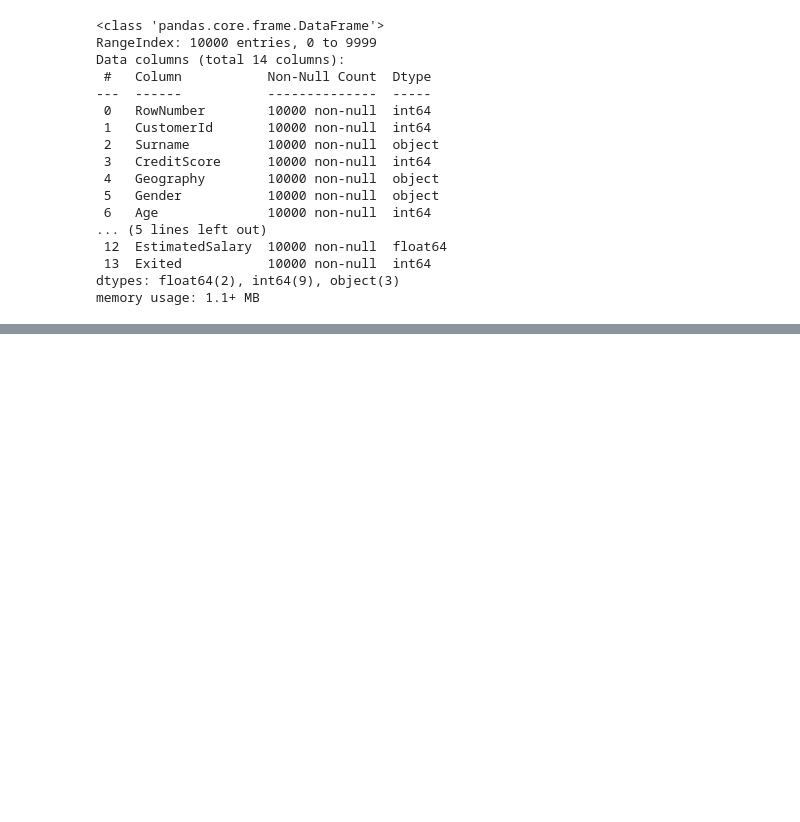
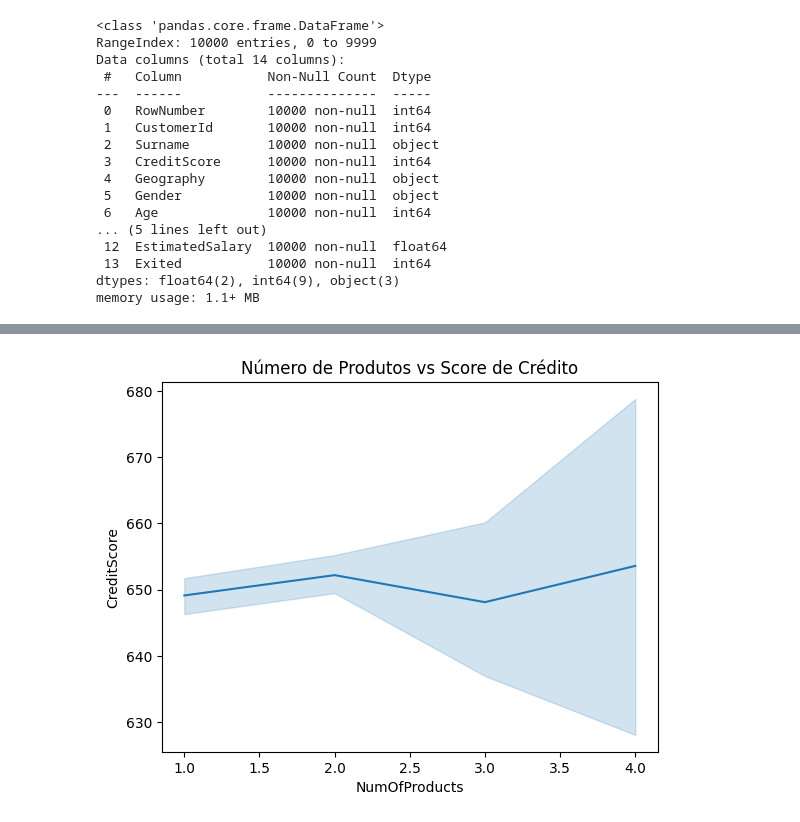
Before and after one commit to AndreyLobato/churn-predict-trab-final, a Jupyter notebook: analytics/Analytics_1.ipynb, the cells around one changed output, grey strips where cells are left out. Saved outputs shown, nothing was run; the diff lists cells and outputs as text; code cells hidden in the pictures; blank space fills up the shorter version.

```diff
--- a/analytics/Analytics_1.ipynb
+++ b/analytics/Analytics_1.ipynb
@@ -42,0 +173,5 @@ memory usage: 1.1+ MB
+# %%
+plt.title("Número de Produtos vs Score de Crédito");
+sns.lineplot(x = df.NumOfProducts, y=df.CreditScore);
+# %% [output]
+[figure, added]
```
Also changed, not shown: parts of 44 cells of this notebook.
